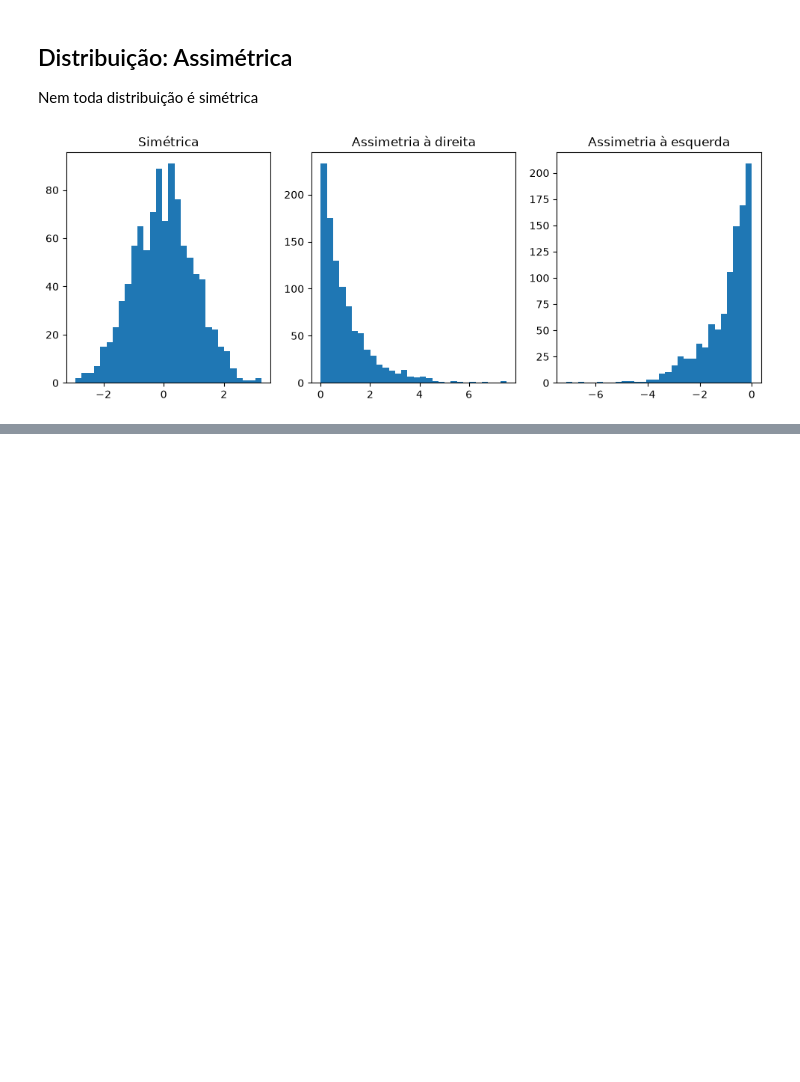
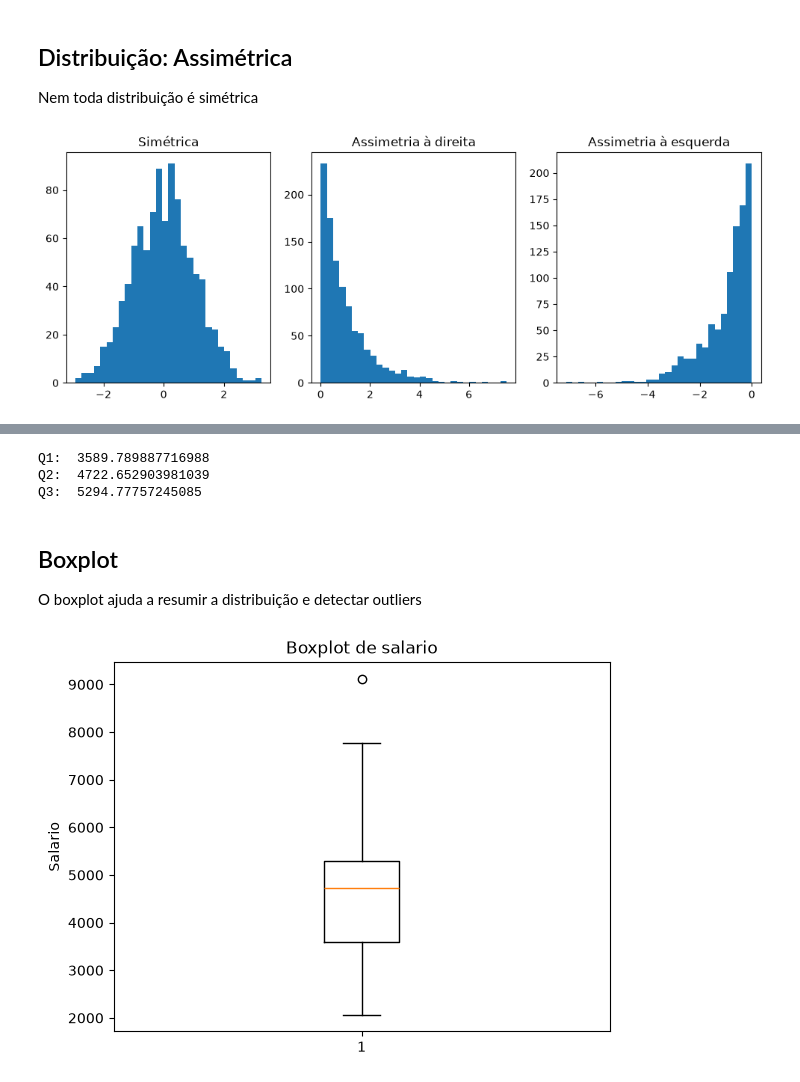
Before and after one commit to ArthurPMachado/statistics-ftr, a Jupyter notebook: fundamentals.ipynb, the cells around one changed output, grey strips where cells are left out. Cells and saved outputs as stored; diff of their text form; code cells hidden in the pictures; blank space fills up the shorter version.

Commit message:
feat: look at quartis, boxplot and outliers

```diff
--- a/fundamentals.ipynb
+++ b/fundamentals.ipynb
@@ -224,0 +231,18 @@ plt.show()
+# %%
+print("Q1: ", dataframe["salario"].quantile(0.25))
+print("Q2: ", dataframe["salario"].quantile(0.50))
+print("Q3: ", dataframe["salario"].quantile(0.75))
+# %% [output]
+Q1:  3589.789887716988
+Q2:  4722.652903981039
+Q3:  5294.77757245085
+# %% [markdown]
+## Boxplot
+O boxplot ajuda a resumir a distribuição e detectar outliers
+# %%
+plt.boxplot(dataframe["salario"])
+plt.title("Boxplot de salario")
+plt.ylabel("Salario")
+plt.show()
+# %% [output]
+[figure, added]
```
Also changed, not shown: parts of 3 cells of this notebook.
